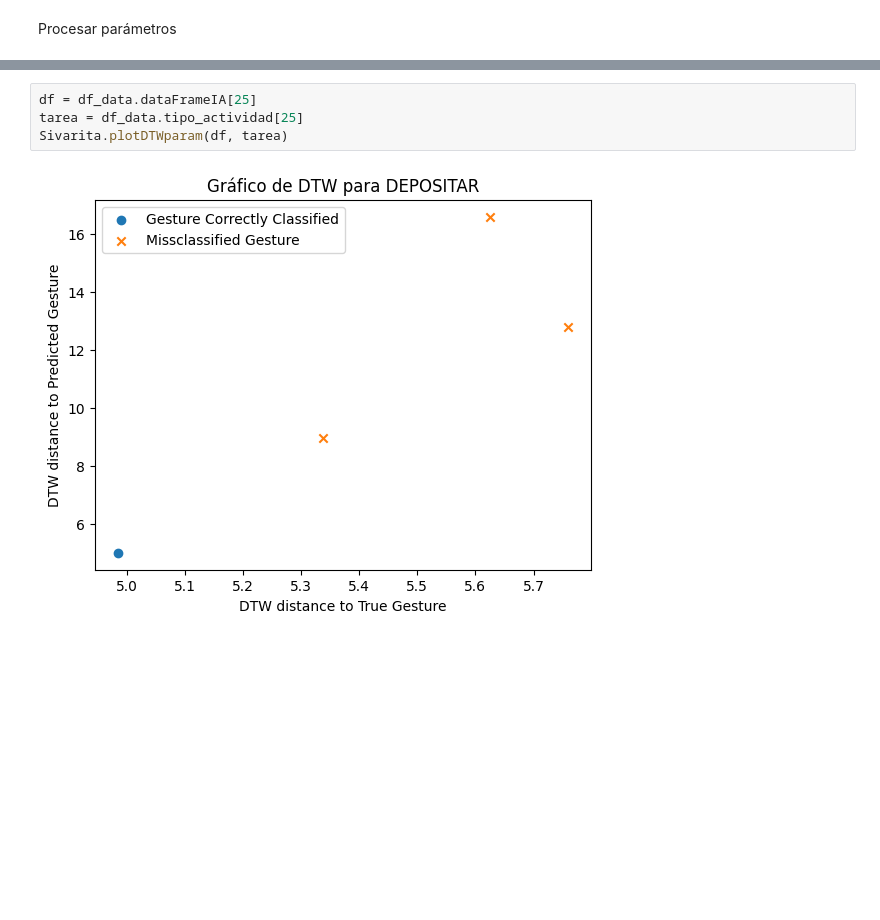
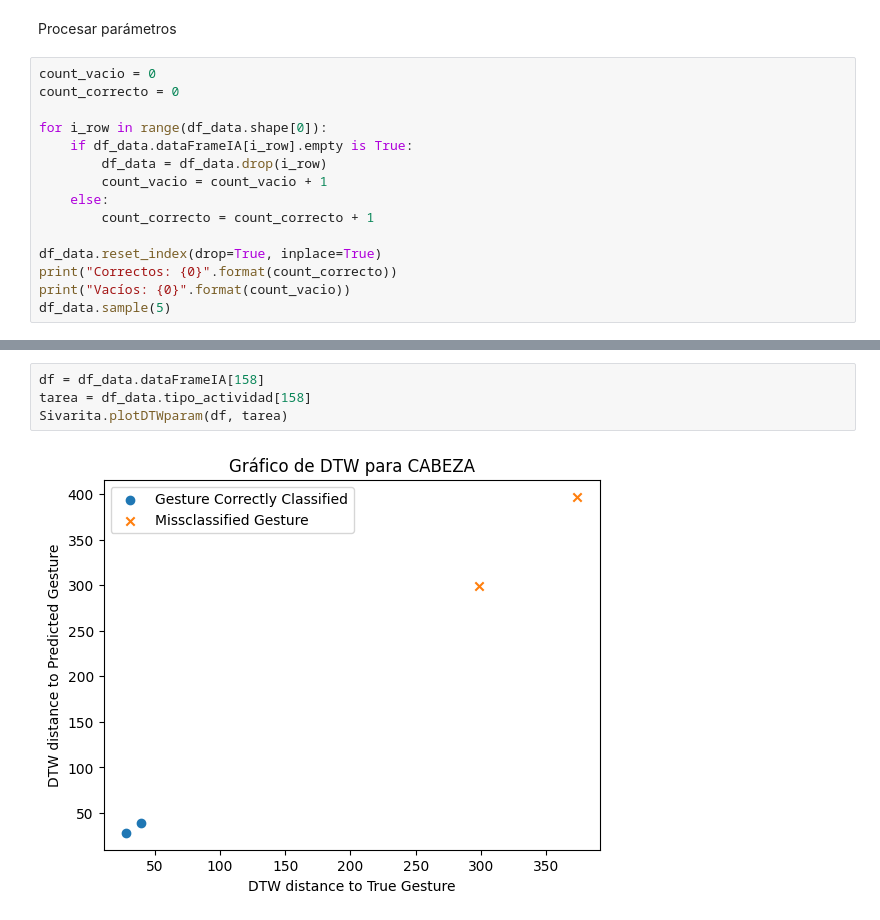
Before and after one commit to RaulMB94/rai_exp_2023_sivarita, a Jupyter notebook: rai_exp_2023_sivarita.ipynb, the cells around one changed output, grey strips where cells are left out. Cells and saved outputs as stored; diff of their text form; blank space fills up the shorter version.

```diff
--- a/rai_exp_2023_sivarita.ipynb
+++ b/rai_exp_2023_sivarita.ipynb
@@ -72,2 +92,17 @@ df_data.sample(5)
 # %% [markdown]
 Procesar parámetros
+# %%
+count_vacio = 0
+count_correcto = 0
+
+for i_row in range(df_data.shape[0]):
+    if df_data.dataFrameIA[i_row].empty is True:
+        df_data = df_data.drop(i_row)
+        count_vacio = count_vacio + 1
+    else:
+        count_correcto = count_correcto + 1
+
+df_data.reset_index(drop=True, inplace=True)
+print("Correctos: {0}".format(count_correcto))
+print("Vacíos: {0}".format(count_vacio))
+df_data.sample(5)
@@ -84,6 +218,6 @@ df_params.sample(5)
 # %%
-df = df_data.dataFrameIA[25]
-tarea = df_data.tipo_actividad[25]
+df = df_data.dataFrameIA[158]
+tarea = df_data.tipo_actividad[158]
 Sivarita.plotDTWparam(df, tarea)
 # %% [output]
-[figure, old version]
+[figure, new version]
```
Also changed, not shown: parts of 10 cells of this notebook, 2 other files.
